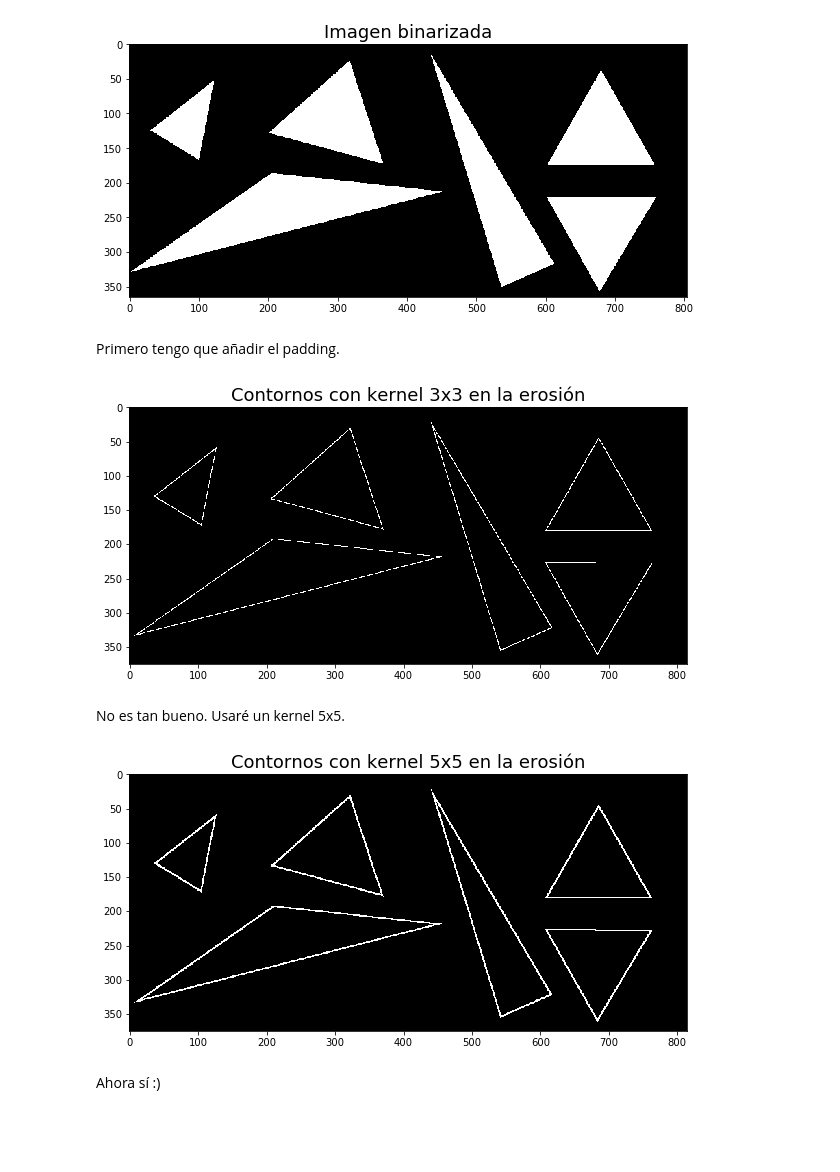
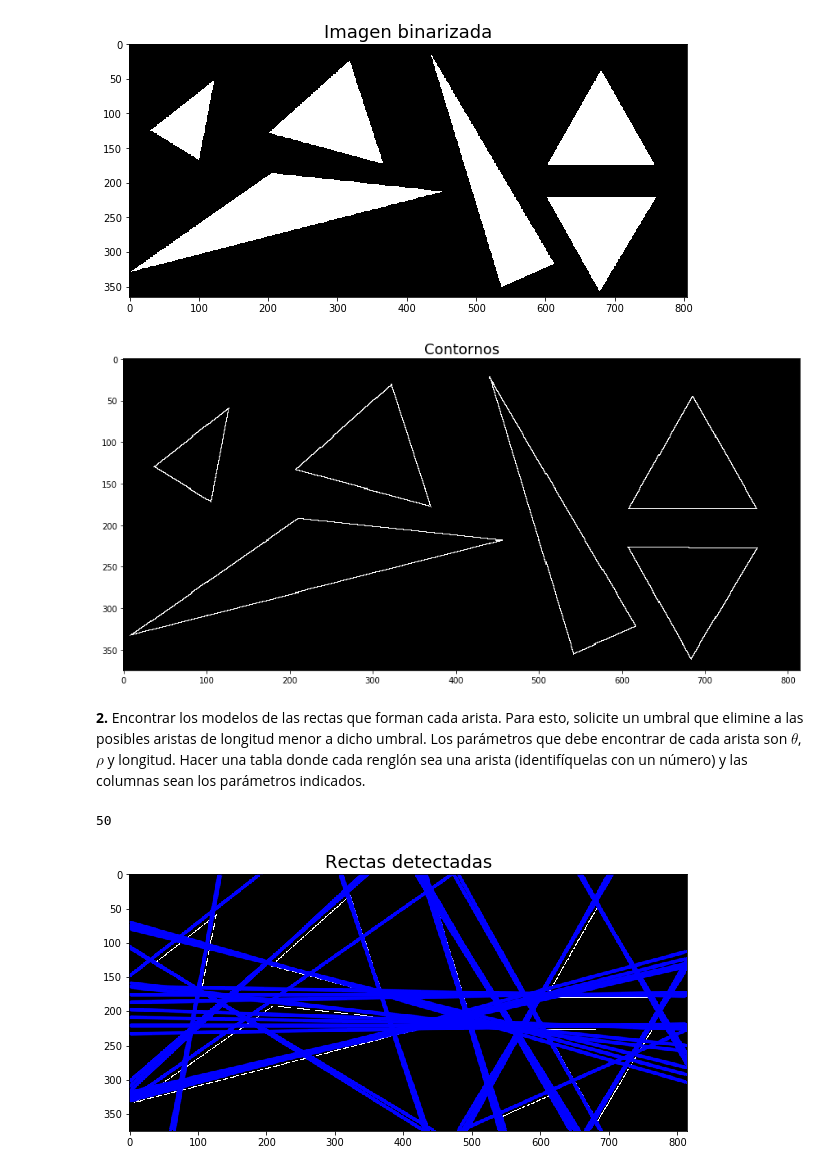
Before and after one commit to Pagutri/ProyectoAsignadoImagenes, a Jupyter notebook: Trianguleros.ipynb, the cells around one changed output. Drawn from its saved outputs; the diff is of its cells as text; code cells hidden in the pictures; blank space fills up the shorter version.

Commit message:
Avance en segmentación de rectas

```diff
--- a/Trianguleros.ipynb
+++ b/Trianguleros.ipynb
@@ -11,5 +12,5 @@ import cv2
 # %%
-triangulos = cv2.imread("images/Triangulos.PNG", 0)
+triangulos = cv.imread("images/Triangulos.PNG", 0)
 # %%
 fig = plt.figure(figsize = (10, 5))
 fig.add_subplot(1, 1, 1)
@@ -54,11 +31,10 @@ plt.imshow(bin_triang, cmap = 'gray');
 plt.title("Imagen binarizada", size = 18);
 # %% [output]
 [figure]
-# %% [markdown]
-Primero tengo que añadir el padding.
 # %%
-padd_bin_triang = cv2.copyMakeBorder(bin_triang, 5, 5, 5, 5, cv2.BORDER_CONSTANT)
+padd_bin_triang = cv.copyMakeBorder(bin_triang, 5, 5, 5, 5, cv.BORDER_CONSTANT)
 # %%
 imgu8 = np.uint8(padd_bin_triang)
 kernel3 = np.ones((3, 3), np.uint8)
-erode3_triang = cv2.erode(imgu8, kernel3, iterations = 1)
+erode3_triang = cv.erode(imgu8, kernel3, iterations = 1)
+contor3 = imgu8 - erode3_triang
@@ -67,9 +45,7 @@ contor3 = imgu8 - erode3_triang
 # %%
-fig = plt.figure(figsize = (10, 5))
+fig = plt.figure(figsize = (15, 7))
 fig.add_subplot(1, 1, 1)
 plt.imshow(contor3, cmap = 'gray');
-plt.title("Contornos con kernel 3x3 en la erosión", size = 18);
+plt.title("Contornos", size = 18);
 # %% [output]
-[figure, old version]
+[figure, new version]
-# %% [markdown]
-No es tan bueno. Usaré un kernel 5x5.
@@ -80,0 +52,20 @@ contor5 = imgu8 - erode5_triang
+# %% [markdown]
+__2.__ Encontrar los modelos de las rectas que forman cada arista. Para esto, solicite un umbral que elimine a las posibles aristas de longitud menor a dicho umbral. Los parámetros que debe encontrar de cada arista son $\theta$, $\rho$ y longitud. Hacer una tabla donde cada renglón sea una arista (identifíquelas con un número) y las columnas sean los parámetros indicados.
+# %%
+img_con_lineas = cv.cvtColor(contor3, cv.COLOR_GRAY2BGR)
+lineas = cv.HoughLines(canny_edges, 1, np.pi / 180, 60, None, 0, 0)
+
+for i in range(len(lineas)):
+    rho = lineas[i][0][0]
+    theta = lineas[i][0][1]
+    a = math.cos(theta)
+    b = math.sin(theta)
+    x0 = a * rho
+    y0 = b * rho
+    pt1 = (int(x0 + 1000*(-b)), int(y0 + 1000*(a)))
+    pt2 = (int(x0 - 1000*(-b)), int(y0 - 1000*(a)))
+    cv.line(img_con_lineas, pt1, pt2, (0,0,255), 3, cv.LINE_AA)
+
+print(lineas.shape[0])
+# %% [output]
+50
@@ -81,9 +74,7 @@ contor5 = imgu8 - erode5_triang
 # %%
 fig = plt.figure(figsize = (10, 5))
 fig.add_subplot(1, 1, 1)
-plt.imshow(contor5, cmap = 'gray');
-plt.title("Contornos con kernel 5x5 en la erosión", size = 18);
+plt.imshow(img_con_lineas);
+plt.title("Rectas detectadas", size = 18);
 # %% [output]
-[figure, old version]
+[figure, new version]
-# %% [markdown]
-Ahora sí :)
```
Also changed, not shown: parts of 15 cells of this notebook.
